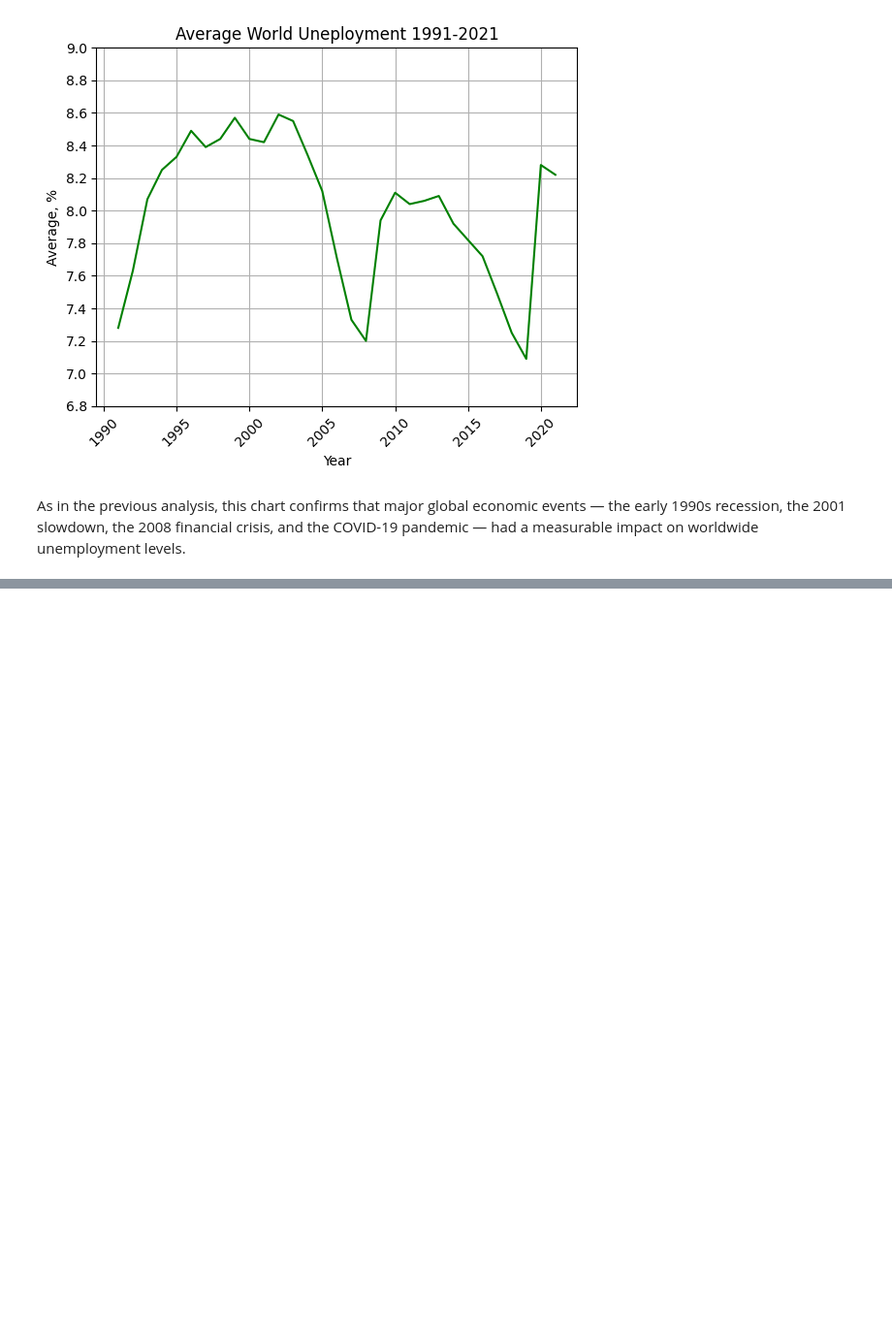
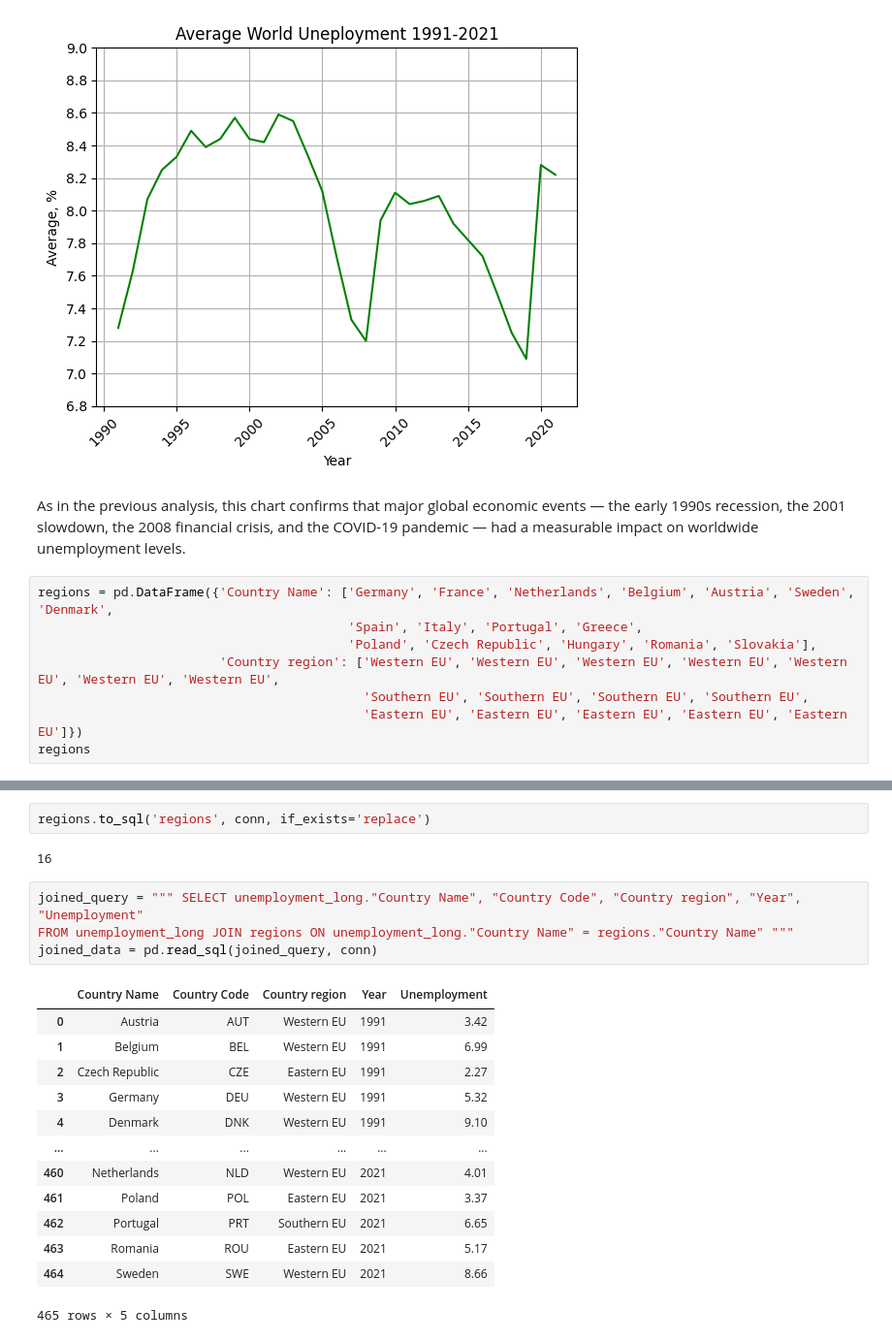
Before and after one commit to MikitaMalashkaR/unemployment-analysis, a Jupyter notebook: sql_analysis.ipynb, the cells around one changed output, grey strips where cells are left out. Shown at 97% size. Drawn from its saved outputs; the diff is of its cells as text; blank space fills up the shorter version.

Commit message:
Add JOIN analysis and regional statistics

```diff
--- a/sql_analysis.ipynb
+++ b/sql_analysis.ipynb
@@ -118,3 +118,11 @@ plt.show()
 [figure]
 # %% [markdown]
 As in the previous analysis, this chart confirms that major global economic events — the early 1990s recession, the 2001 slowdown, the 2008 financial crisis, and the COVID-19 pandemic — had a measurable impact on worldwide unemployment levels.
+# %%
+regions = pd.DataFrame({'Country Name': ['Germany', 'France', 'Netherlands', 'Belgium', 'Austria', 'Sweden', 'Denmark',
+                                         'Spain', 'Italy', 'Portugal', 'Greece',
+                                         'Poland', 'Czech Republic', 'Hungary', 'Romania', 'Slovakia'],
+                        'Country region': ['Western EU', 'Western EU', 'Western EU', 'Western EU', 'Western EU', 'Western EU', 'Western EU',
+                                           'Southern EU', 'Southern EU', 'Southern EU', 'Southern EU',
+                                           'Eastern EU', 'Eastern EU', 'Eastern EU', 'Eastern EU', 'Eastern EU']})
+regions
@@ -120,0 +147,22 @@ As in the previous analysis, this chart confirms that major global economic even
+# %%
+regions.to_sql('regions', conn, if_exists='replace')
+# %% [output]
+16
+# %%
+joined_query = """ SELECT unemployment_long."Country Name", "Country Code", "Country region", "Year", "Unemployment"
+FROM unemployment_long JOIN regions ON unemployment_long."Country Name" = regions."Country Name" """
+joined_data = pd.read_sql(joined_query, conn)
+# %% [output]
+|  | Country Name | Country Code | Country region | Year | Unemployment |
+| 0 | Austria | AUT | Western EU | 1991 | 3.42 |
+| 1 | Belgium | BEL | Western EU | 1991 | 6.99 |
+| 2 | Czech Republic | CZE | Eastern EU | 1991 | 2.27 |
+| 3 | Germany | DEU | Western EU | 1991 | 5.32 |
+| 4 | Denmark | DNK | Western EU | 1991 | 9.10 |
+| ... | ... | ... | ... | ... | ... |
+| 460 | Netherlands | NLD | Western EU | 2021 | 4.01 |
+| 461 | Poland | POL | Eastern EU | 2021 | 3.37 |
+| 462 | Portugal | PRT | Southern EU | 2021 | 6.65 |
+| 463 | Romania | ROU | Eastern EU | 2021 | 5.17 |
+| 464 | Sweden | SWE | Western EU | 2021 | 8.66 |
+465 rows × 5 columns
```
Also changed, not shown: parts of 3 cells of this notebook, 2 other files.
